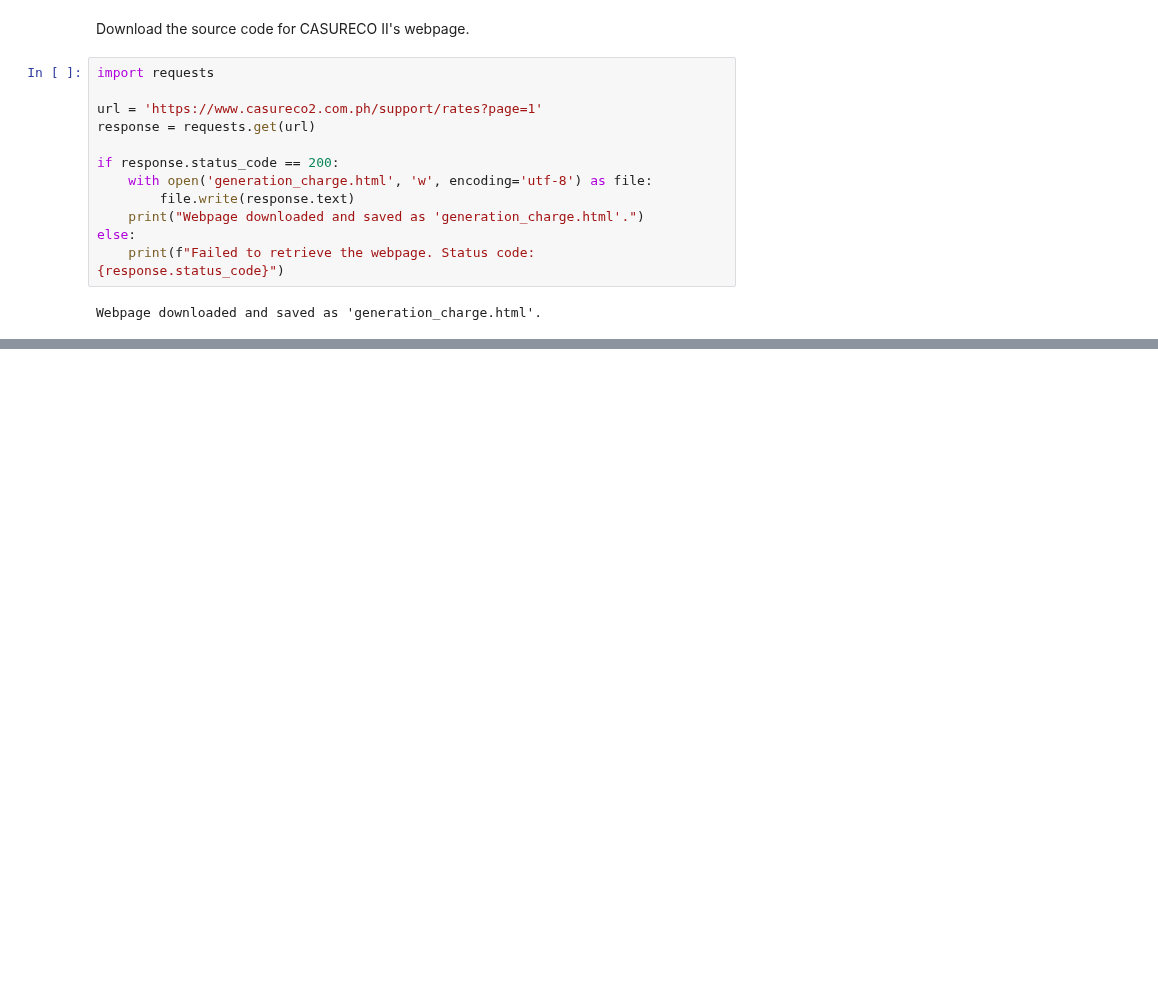
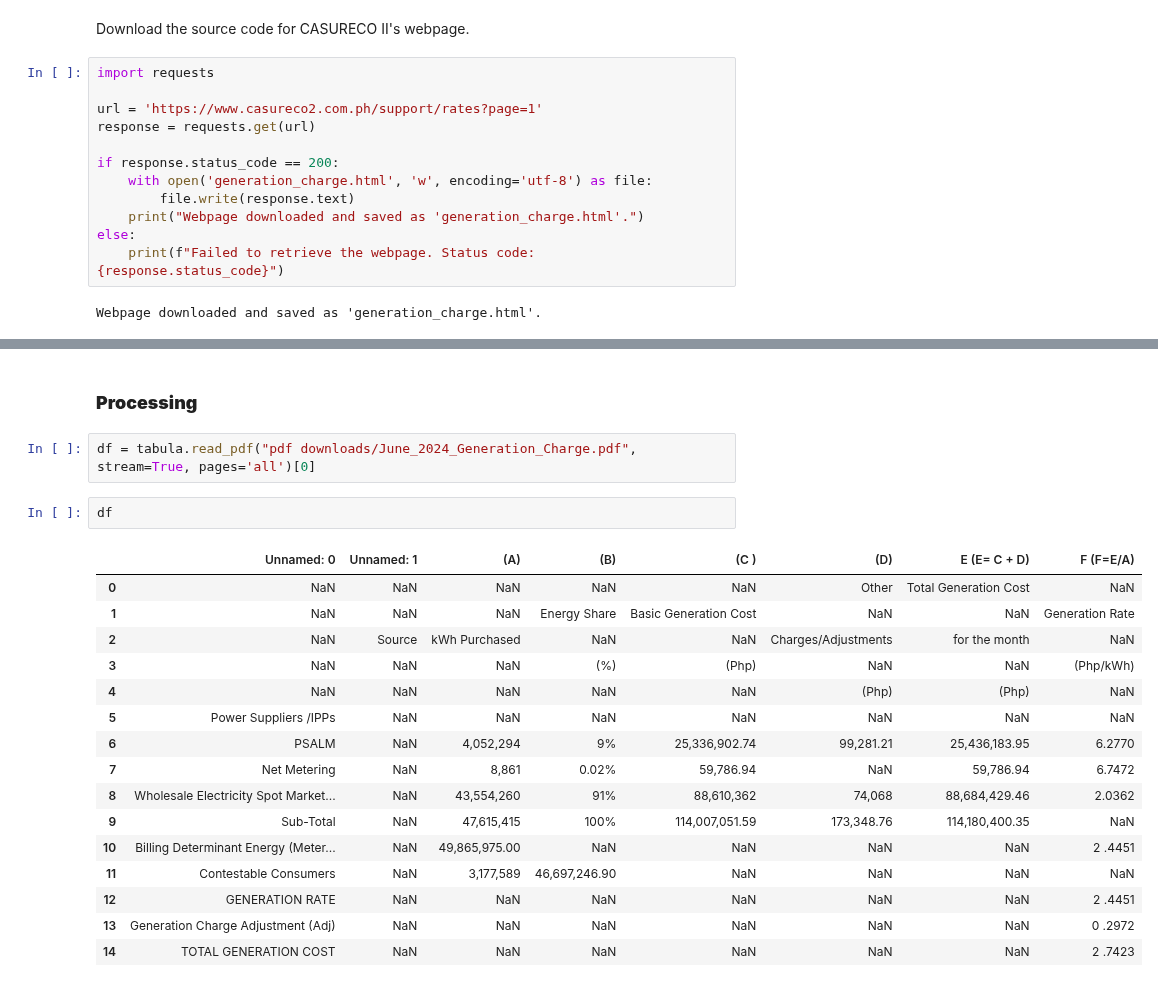
Before and after one commit to andreasenson/Scrape-DU-Generation-Charge, a Jupyter notebook: CASURECO II/scrape_CASURECO_II.ipynb, the cells around one changed output, grey strips where cells are left out. Drawn from its saved outputs; the diff is of its cells as text; blank space fills up the shorter version.

Commit message:
fixed code for processing single pdf

```diff
--- a/CASURECO II/scrape_CASURECO_II.ipynb
+++ b/CASURECO II/scrape_CASURECO_II.ipynb
@@ -167,0 +178,23 @@ Downloaded: pdf_downloads/January_2023_Generation_Charge.pdf
+# %% [markdown]
+### **Processing**
+# %%
+df = tabula.read_pdf("pdf downloads/June_2024_Generation_Charge.pdf", stream=True, pages='all')[0]
+# %%
+df
+# %% [output]
+|  | Unnamed: 0 | Unnamed: 1 | (A) | (B) | (C ) | (D) | E (E= C + D) | F (F=E/A) |
+| 0 | NaN | NaN | NaN | NaN | NaN | Other | Total Generation Cost | NaN |
+| 1 | NaN | NaN | NaN | Energy Share | Basic Generation Cost | NaN | NaN | Generation Rate |
+| 2 | NaN | Source | kWh Purchased | NaN | NaN | Charges/Adjustments | for the month | NaN |
+| 3 | NaN | NaN | NaN | (%) | (Php) | NaN | NaN | (Php/kWh) |
+| 4 | NaN | NaN | NaN | NaN | NaN | (Php) | (Php) | NaN |
+| 5 | Power Suppliers /IPPs | NaN | NaN | NaN | NaN | NaN | NaN | NaN |
+| 6 | PSALM | NaN | 4,052,294 | 9% | 25,336,902.74 | 99,281.21 | 25,436,183.95 | 6.2770 |
+| 7 | Net Metering | NaN | 8,861 | 0.02% | 59,786.94 | NaN | 59,786.94 | 6.7472 |
+| 8 | Wholesale Electricity Spot Market... | NaN | 43,554,260 | 91% | 88,610,362 | 74,068 | 88,684,429.46 | 2.0362 |
+| 9 | Sub-Total | NaN | 47,615,415 | 100% | 114,007,051.59 | 173,348.76 | 114,180,400.35 | NaN |
+| 10 | Billing Determinant Energy (Meter... | NaN | 49,865,975.00 | NaN | NaN | NaN | NaN | 2 .4451 |
+| 11 | Contestable Consumers | NaN | 3,177,589 | 46,697,246.90 | NaN | NaN | NaN | NaN |
+| 12 | GENERATION RATE | NaN | NaN | NaN | NaN | NaN | NaN | 2 .4451 |
+| 13 | Generation Charge Adjustment (Adj) | NaN | NaN | NaN | NaN | NaN | NaN | 0 .2972 |
+| 14 | TOTAL GENERATION COST | NaN | NaN | NaN | NaN | NaN | NaN | 2 .7423 |
```
Also changed, not shown: parts of 4 cells of this notebook, 2 other files.
